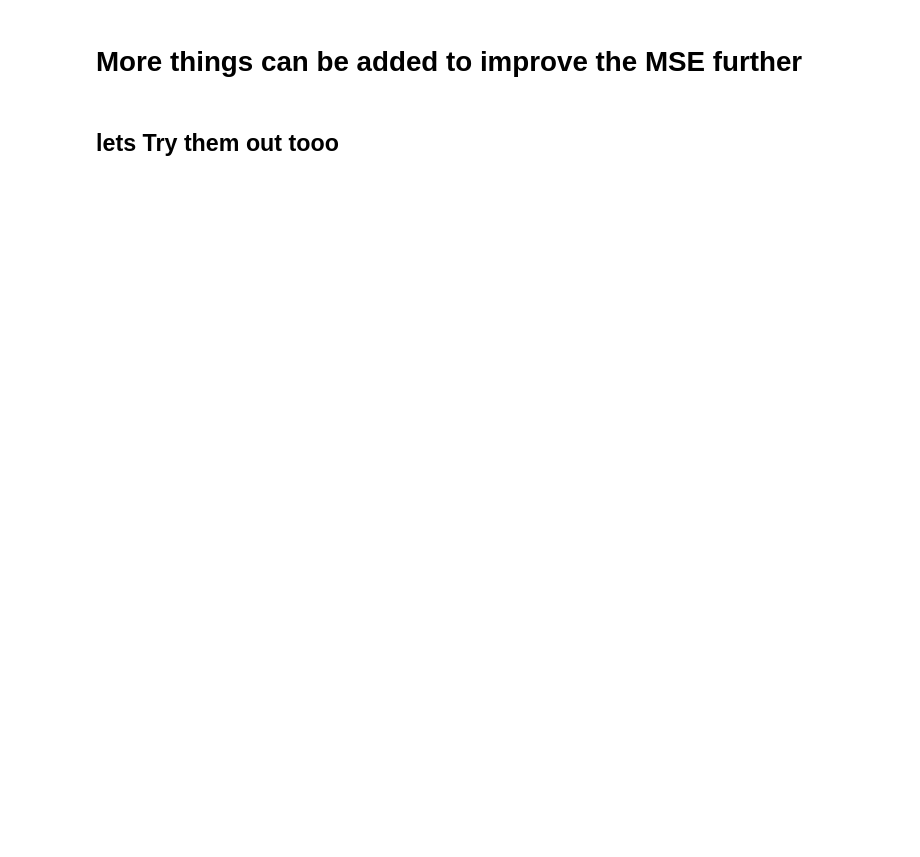
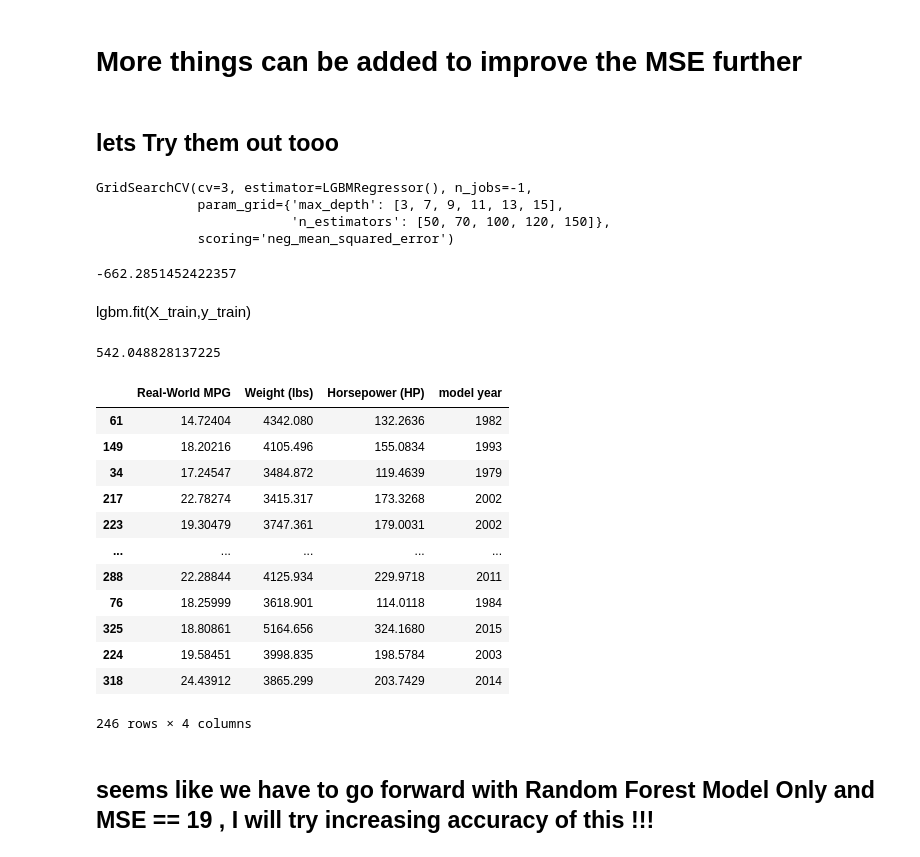
Before and after one commit to shyamgupta196/learning-process-experiments, a Jupyter notebook: mani_bhai_cleaning.ipynb, the cells around one changed output. Drawn from its saved outputs; the diff is of its cells as text; code cells hidden in the pictures; blank space fills up the shorter version.

Commit message:
lgbm attempt fail , rf fit 8 mse

```diff
--- a/mani_bhai_cleaning.ipynb
+++ b/mani_bhai_cleaning.ipynb
@@ -590,3 +606,23 @@ mean_squared_error(y_test,pred)
 # More things can be added to improve the MSE further
 # %% [markdown]
 ## lets Try them out tooo
+# %%
+lgbm = LGBMRegressor()
+# %%
+params = {'n_estimators':[50,70,100,120,150],
+     'max_depth':[3,7,9,11,13,15]}
+
+grid = GridSearchCV(lgbm,params,cv=3,n_jobs=-1,scoring='neg_mean_squared_error')
+
+grid.fit(X_train,y_train)
+# %% [output]
+GridSearchCV(cv=3, estimator=LGBMRegressor(), n_jobs=-1,
+             param_grid={'max_depth': [3, 7, 9, 11, 13, 15],
+                         'n_estimators': [50, 70, 100, 120, 150]},
+             scoring='neg_mean_squared_error')
+# %%
+grid.best_score_
+# %% [output]
+-662.2851452422357
+# %% [markdown]
+lgbm.fit(X_train,y_train)
@@ -592,0 +631,22 @@ mean_squared_error(y_test,pred)
+# %%
+mean_squared_error(y_test,pred)
+# %% [output]
+542.048828137225
+# %%
+X_train
+# %% [output]
+|  | Real-World MPG | Weight (lbs) | Horsepower (HP) | model year |
+| 61 | 14.72404 | 4342.080 | 132.2636 | 1982 |
+| 149 | 18.20216 | 4105.496 | 155.0834 | 1993 |
+| 34 | 17.24547 | 3484.872 | 119.4639 | 1979 |
+| 217 | 22.78274 | 3415.317 | 173.3268 | 2002 |
+| 223 | 19.30479 | 3747.361 | 179.0031 | 2002 |
+| ... | ... | ... | ... | ... |
+| 288 | 22.28844 | 4125.934 | 229.9718 | 2011 |
+| 76 | 18.25999 | 3618.901 | 114.0118 | 1984 |
+| 325 | 18.80861 | 5164.656 | 324.1680 | 2015 |
+| 224 | 19.58451 | 3998.835 | 198.5784 | 2003 |
+| 318 | 24.43912 | 3865.299 | 203.7429 | 2014 |
+246 rows × 4 columns
+# %% [markdown]
+## seems like we have to go forward with Random Forest Model Only and MSE == 19 , I will try increasing accuracy of this !!!
```
Also changed, not shown: parts of 12 cells of this notebook.
